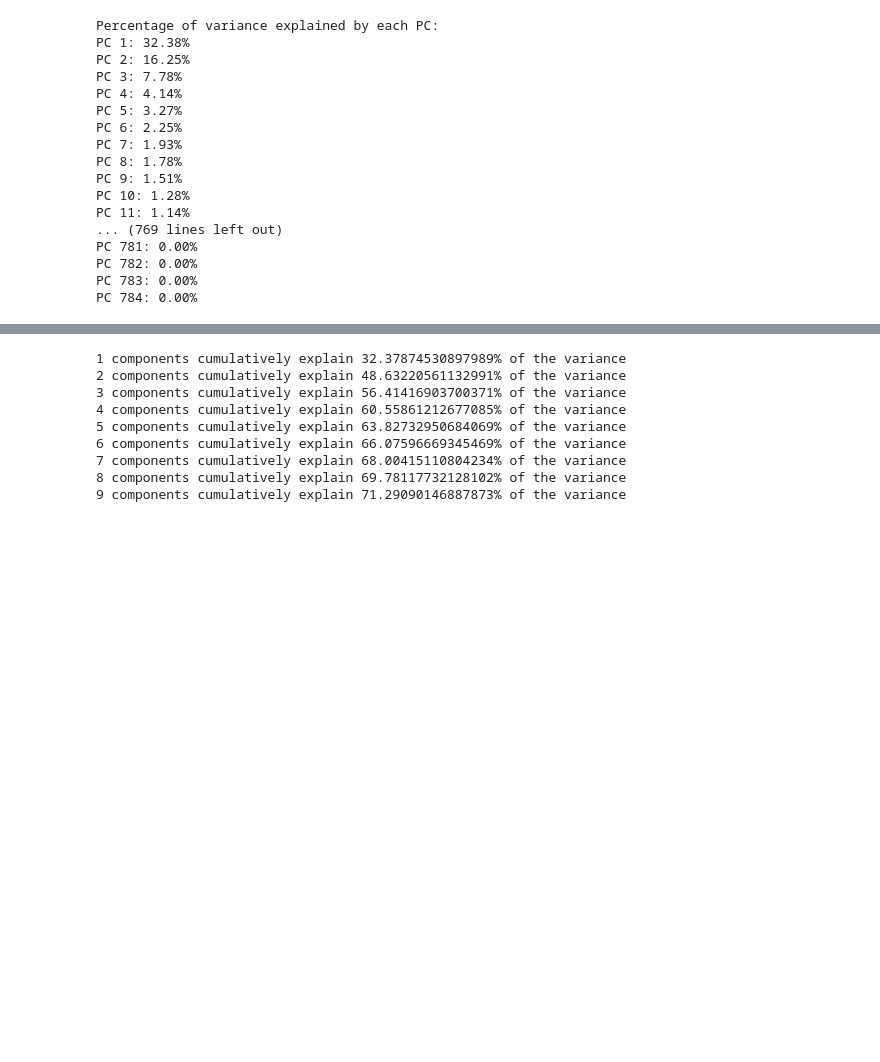
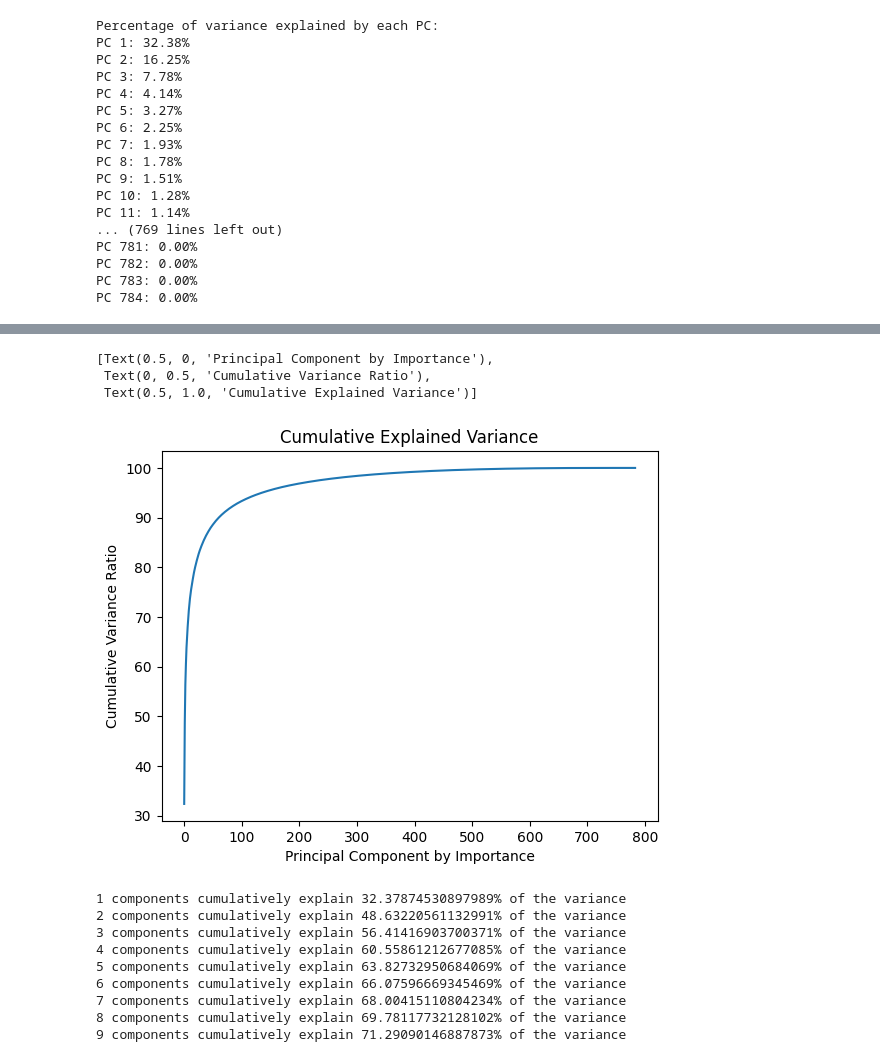
Before and after one commit to LJONeill/JustTwo, a Jupyter notebook: working_code/exploratory_analysis.ipynb, the cells around one changed output, grey strips where cells are left out. Cells and saved outputs as stored; diff of their text form; code cells hidden in the pictures; blank space fills up the shorter version.

```diff
--- a/working_code/exploratory_analysis.ipynb
+++ b/working_code/exploratory_analysis.ipynb
@@ -206,3 +240,12 @@ PC 784: 0.00%
+# %%
+#This is actually good
+CEV = sns.lineplot(x=range(0, len(eigenvectors)), y=np.cumsum(explained_variance_ratio))
+CEV.set(xlabel = 'Principal Component by Importance', ylabel = 'Cumulative Variance Ratio', title = 'Cumulative Explained Variance')
+# %% [output]
+[Text(0.5, 0, 'Principal Component by Importance'),
+ Text(0, 0.5, 'Cumulative Variance Ratio'),
+ Text(0.5, 1.0, 'Cumulative Explained Variance')]
+[figure, added]
 # %%
 cum_explained_variance = 0
 no_of_components = 0
```
Also changed, not shown: parts of 32 cells of this notebook.
